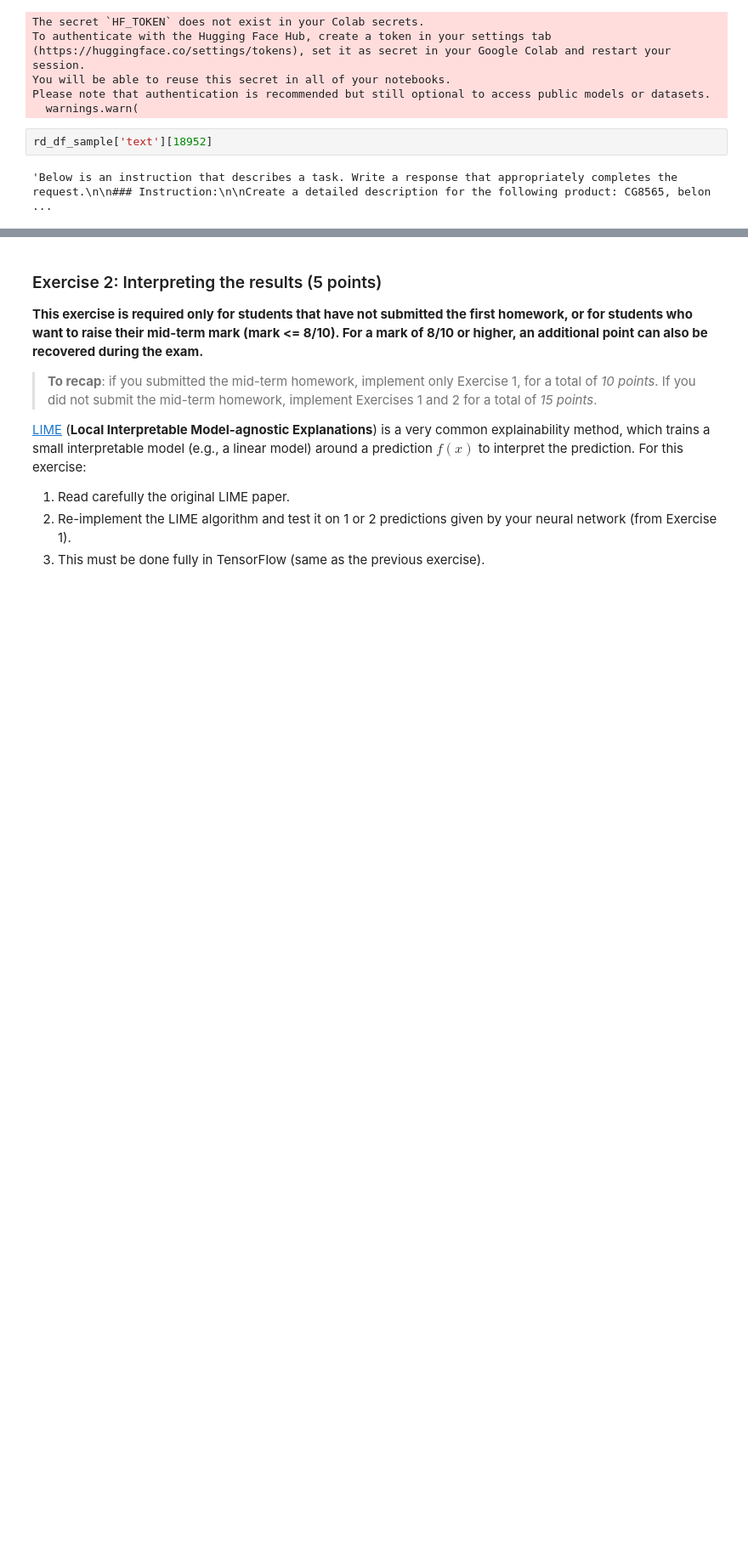
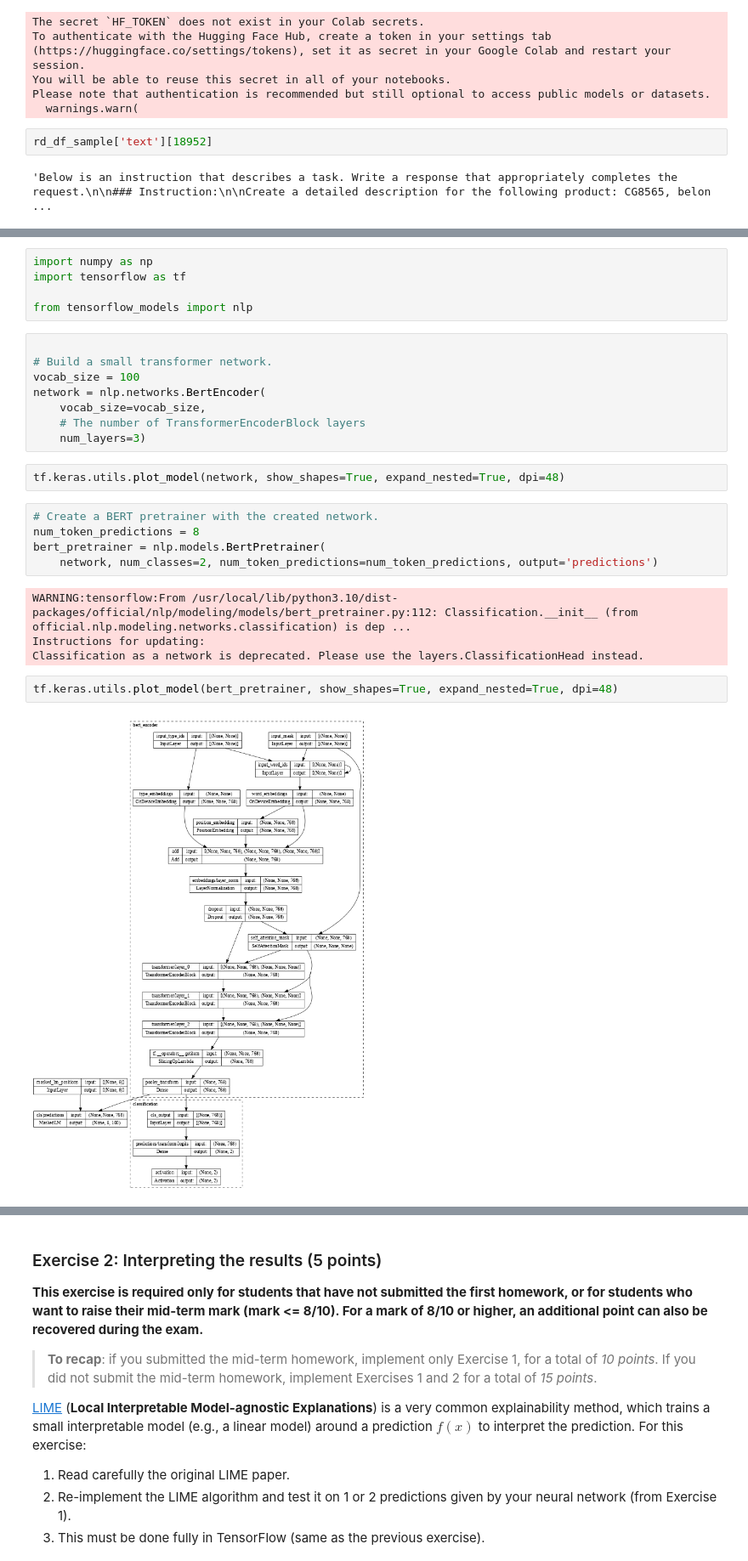
Before and after one commit to PaoloBarba/NN_Homework_1, a Jupyter notebook: NNDS_2023_Final_Homework.ipynb, the cells around one changed output, grey strips where cells are left out. Shown at 85% size. Drawn from its saved outputs; the diff is of its cells as text; blank space fills up the shorter version.

```diff
--- a/NNDS_2023_Final_Homework.ipynb
+++ b/NNDS_2023_Final_Homework.ipynb
@@ -161,0 +186,28 @@ KeyError: "Unknown task My name is Mark.\nI have brothers called David and John
+# %%
+import numpy as np
+import tensorflow as tf
+
+from tensorflow_models import nlp
+# %%
+
+# Build a small transformer network.
+vocab_size = 100
+network = nlp.networks.BertEncoder(
+    vocab_size=vocab_size,
+    # The number of TransformerEncoderBlock layers
+    num_layers=3)
+# %%
+tf.keras.utils.plot_model(network, show_shapes=True, expand_nested=True, dpi=48)
+# %%
+# Create a BERT pretrainer with the created network.
+num_token_predictions = 8
+bert_pretrainer = nlp.models.BertPretrainer(
+    network, num_classes=2, num_token_predictions=num_token_predictions, output='predictions')
+# %% [output]
+WARNING:tensorflow:From /usr/local/lib/python3.10/dist-packages/official/nlp/modeling/models/bert_pretrainer.py:112: Classification.__init__ (from official.nlp.modeling.networks.classification) is dep ...
+Instructions for updating:
+Classification as a network is deprecated. Please use the layers.ClassificationHead instead.
+# %%
+tf.keras.utils.plot_model(bert_pretrainer, show_shapes=True, expand_nested=True, dpi=48)
+# %% [output]
+[figure, added]
```
Also changed, not shown: parts of 11 cells of this notebook.
